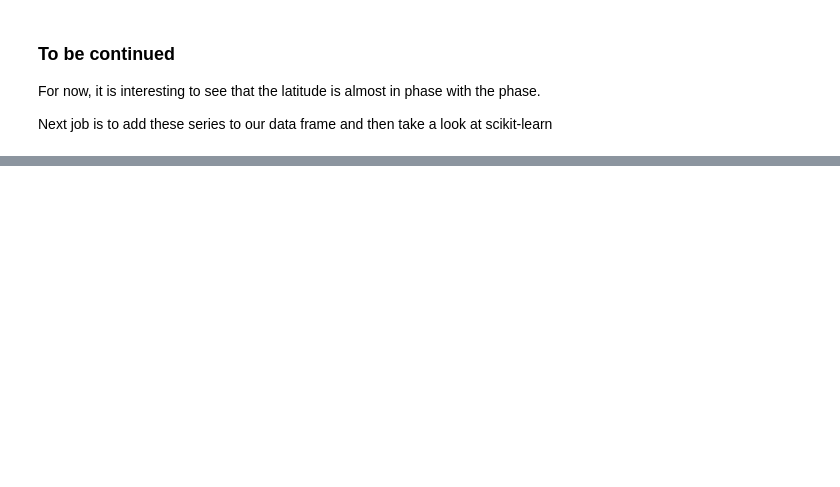
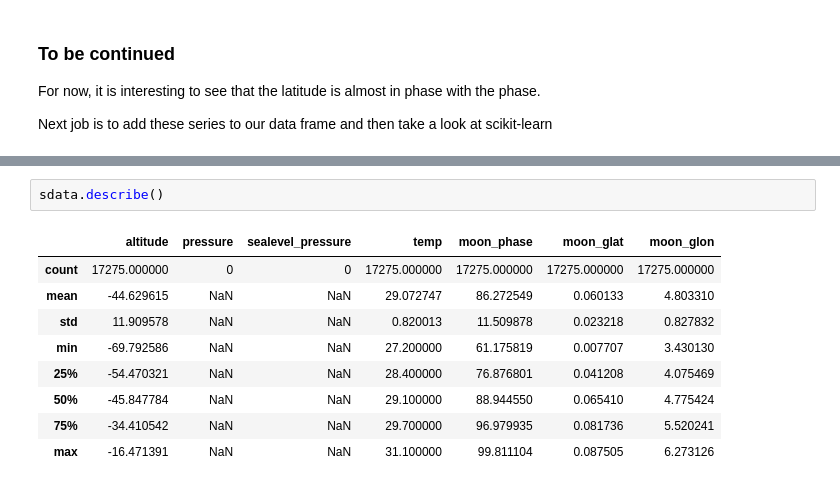
Before and after one commit to peakrisk/peakrisk, a Jupyter notebook: posts/air-pressure-and-the-tides.ipynb, the cells around one changed output, grey strips where cells are left out. Drawn from its saved outputs; the diff is of its cells as text; blank space fills up the shorter version.

Commit message:
more air pressure tidal stuff

```diff
--- a/posts/air-pressure-and-the-tides.ipynb
+++ b/posts/air-pressure-and-the-tides.ipynb
@@ -265,0 +272,12 @@ Next job is to add these series to our data frame and then take a look at scikit
+# %%
+sdata.describe()
+# %% [output]
+|  | altitude | pressure | sealevel_pressure | temp | moon_phase | moon_glat | moon_glon |
+| count | 17275.000000 | 0 | 0 | 17275.000000 | 17275.000000 | 17275.000000 | 17275.000000 |
+| mean | -44.629615 | NaN | NaN | 29.072747 | 86.272549 | 0.060133 | 4.803310 |
+| std | 11.909578 | NaN | NaN | 0.820013 | 11.509878 | 0.023218 | 0.827832 |
+| min | -69.792586 | NaN | NaN | 27.200000 | 61.175819 | 0.007707 | 3.430130 |
+| 25% | -54.470321 | NaN | NaN | 28.400000 | 76.876801 | 0.041208 | 4.075469 |
+| 50% | -45.847784 | NaN | NaN | 29.100000 | 88.944550 | 0.065410 | 4.775424 |
+| 75% | -34.410542 | NaN | NaN | 29.700000 | 96.979935 | 0.081736 | 5.520241 |
+| max | -16.471391 | NaN | NaN | 31.100000 | 99.811104 | 0.087505 | 6.273126 |
```
Also changed, not shown: parts of 14 cells of this notebook, 1 other file.
